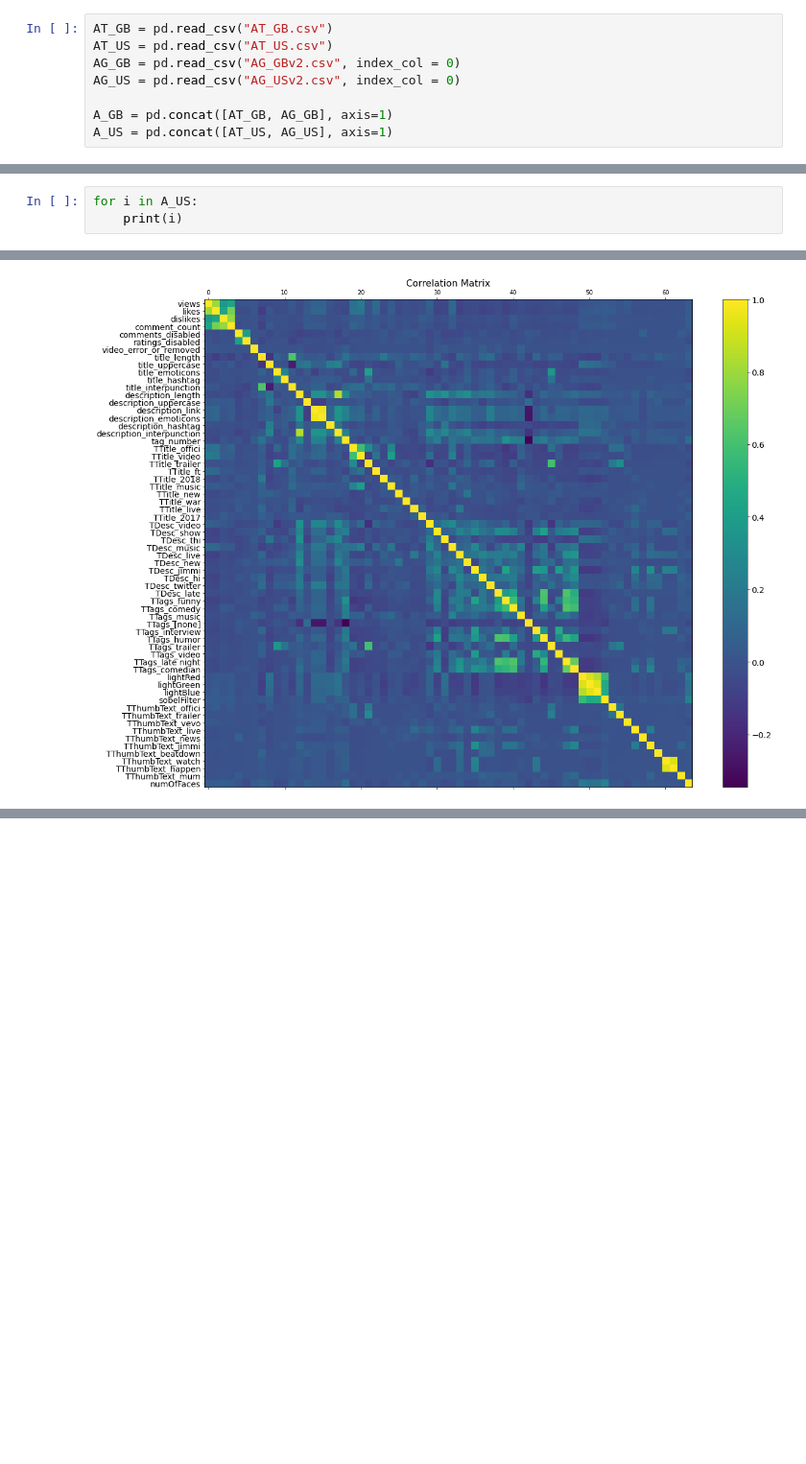
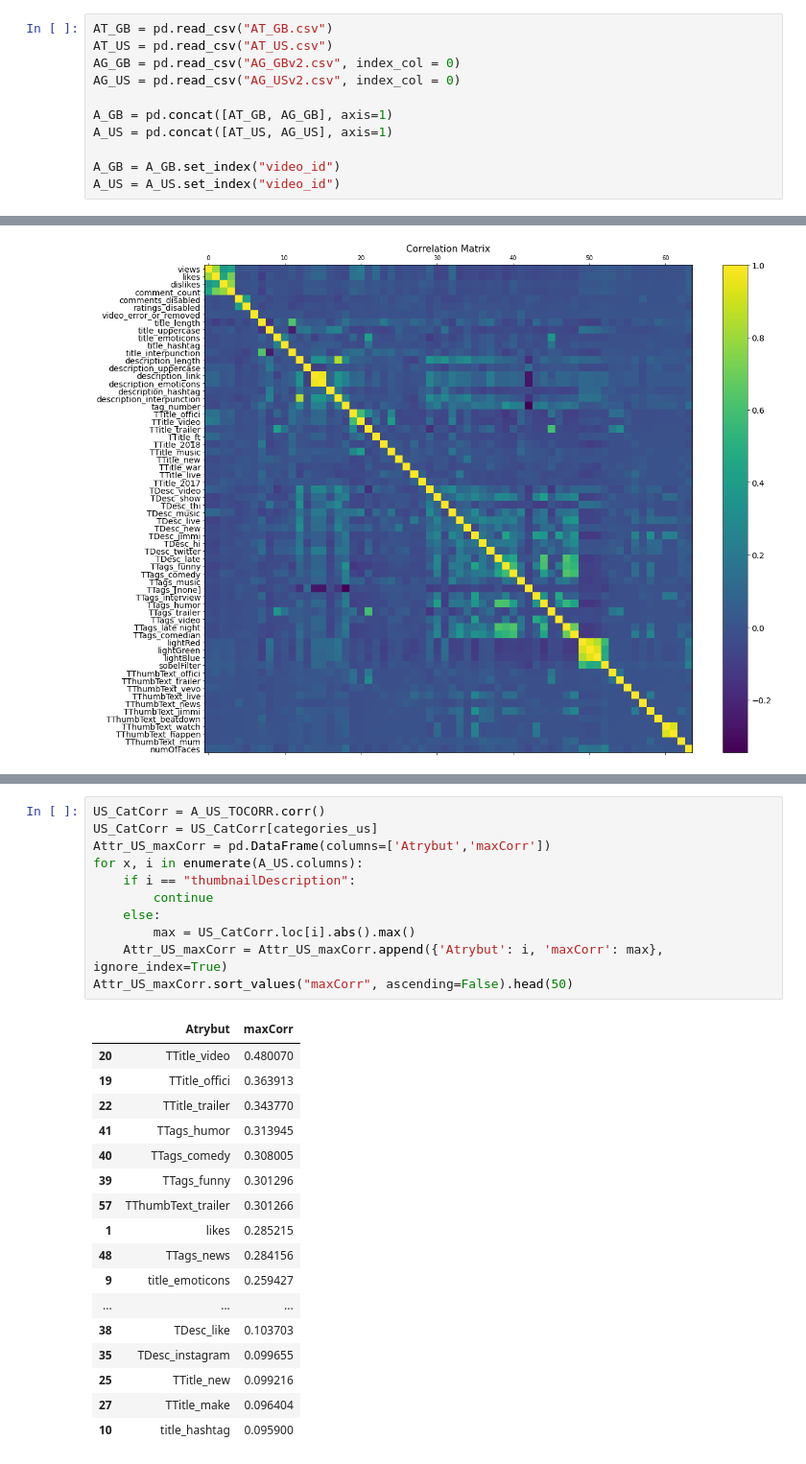
Before and after one commit to Southeaven/PED, a Jupyter notebook: ch1.ipynb, the cells around one changed output, grey strips where cells are left out. Shown at 96% size. Cells and saved outputs as stored; diff of their text form; blank space fills up the shorter version.

```diff
--- a/ch1.ipynb
+++ b/ch1.ipynb
@@ -1389,6 +1389,9 @@ AG_US = pd.read_csv("AG_USv2.csv", index_col = 0)
 
 A_GB = pd.concat([AT_GB, AG_GB], axis=1)
 A_US = pd.concat([AT_US, AG_US], axis=1)
+
+A_GB = A_GB.set_index("video_id")
+A_US = A_US.set_index("video_id")
 # %%
 for i in A_GB:
     print(i)
@@ -1431,6 +1434,3 @@ TTags_comedian
 TTags_celebrity
 TTags_television
 TTags_news
-# %%
-for i in A_US:
-    print(i)
@@ -1538,0 +1589,29 @@ TThumbText_happen+TThumbText_watch | value: 0.84
+# %%
+US_CatCorr = A_US_TOCORR.corr()
+US_CatCorr = US_CatCorr[categories_us]
+Attr_US_maxCorr = pd.DataFrame(columns=['Atrybut','maxCorr'])
+for x, i in enumerate(A_US.columns):
+    if i == "thumbnailDescription":
+        continue
+    else:
+        max = US_CatCorr.loc[i].abs().max()
+    Attr_US_maxCorr = Attr_US_maxCorr.append({'Atrybut': i, 'maxCorr': max}, ignore_index=True)
+Attr_US_maxCorr.sort_values("maxCorr", ascending=False).head(50)
+# %% [output]
+|  | Atrybut | maxCorr |
+| 20 | TTitle_video | 0.480070 |
+| 19 | TTitle_offici | 0.363913 |
+| 22 | TTitle_trailer | 0.343770 |
+| 41 | TTags_humor | 0.313945 |
+| 40 | TTags_comedy | 0.308005 |
+| 39 | TTags_funny | 0.301296 |
+| 57 | TThumbText_trailer | 0.301266 |
+| 1 | likes | 0.285215 |
+| 48 | TTags_news | 0.284156 |
+| 9 | title_emoticons | 0.259427 |
+| ... | ... | ... |
+| 38 | TDesc_like | 0.103703 |
+| 35 | TDesc_instagram | 0.099655 |
+| 25 | TTitle_new | 0.099216 |
+| 27 | TTitle_make | 0.096404 |
+| 10 | title_hashtag | 0.095900 |
```
Also changed, not shown: parts of 9 cells of this notebook.
